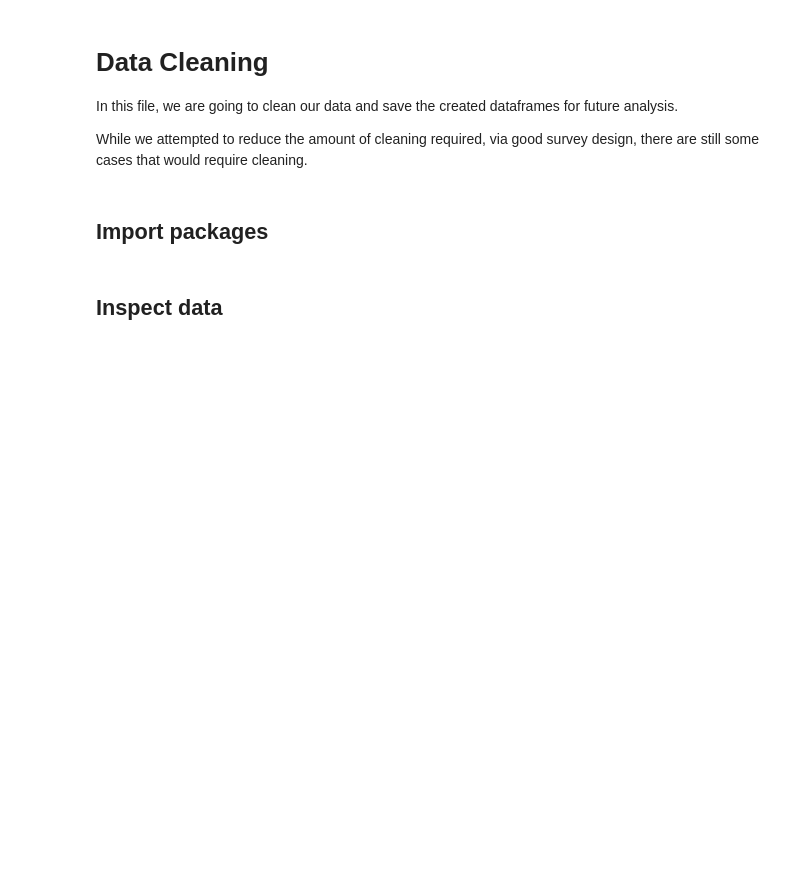
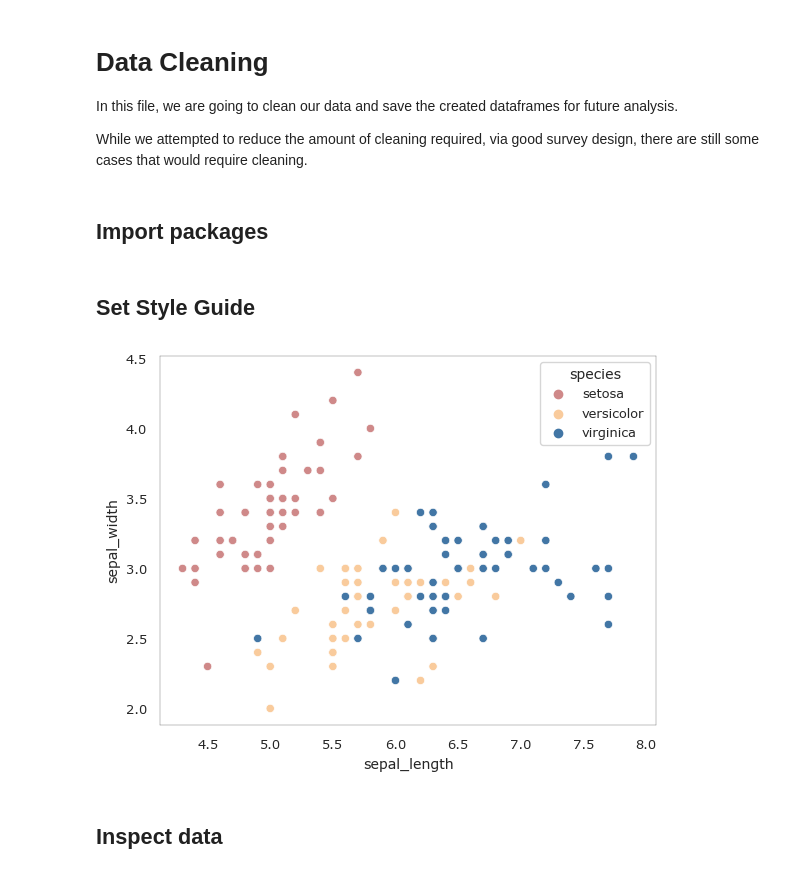
Before and after one commit to socratesjnr/asuu-strike-project, a Jupyter notebook: project-analysis/analysis/cleaning.ipynb, the cells around one changed output. Drawn from its saved outputs; the diff is of its cells as text; code cells hidden in the pictures; blank space fills up the shorter version.

Commit message:
Add style guide to cleaning.ipynb

```diff
--- a/project-analysis/analysis/cleaning.ipynb
+++ b/project-analysis/analysis/cleaning.ipynb
@@ -20,6 +21,40 @@ from sklearn.decomposition import PCA
 from fuzzywuzzy import fuzz
 import lightgbm as lgb
 from category_encoders import BinaryEncoder
+# %% [markdown]
+## Set Style Guide
+# %%
+grey = "#eeeeee"
+blue = "#4276A5"
+red = "#cf8989"
+cream = "#f9cb9c"
+green = "#45818e"
+pink = "#FF8FC3"
+
+PALETTE = [red, cream, blue, green, pink, grey]
+FONT = "Verdana"
+
+# Set Seaborn style and color palette
+sns.set(
+    style="white",
+    palette=PALETTE,
+    context='notebook',
+    font=FONT,
+    font_scale=0.85,
+    color_codes=True
+    )
+
+# Set Matplotlib font
+mpl.rcParams['font.family'] = FONT
+
+# Set the desired axes border linewidth
+mpl.rcParams['axes.linewidth'] = 0.2
+
+# Example Seaborn plot
+iris_data = sns.load_dataset("iris")
+sns.scatterplot(data=iris_data, x="sepal_length", y="sepal_width", hue="species");
+# %% [output]
+[figure, added]
 # %% [markdown]
 ## Inspect data
 # %% [markdown]
```
Also changed, not shown: parts of 4 cells of this notebook.
